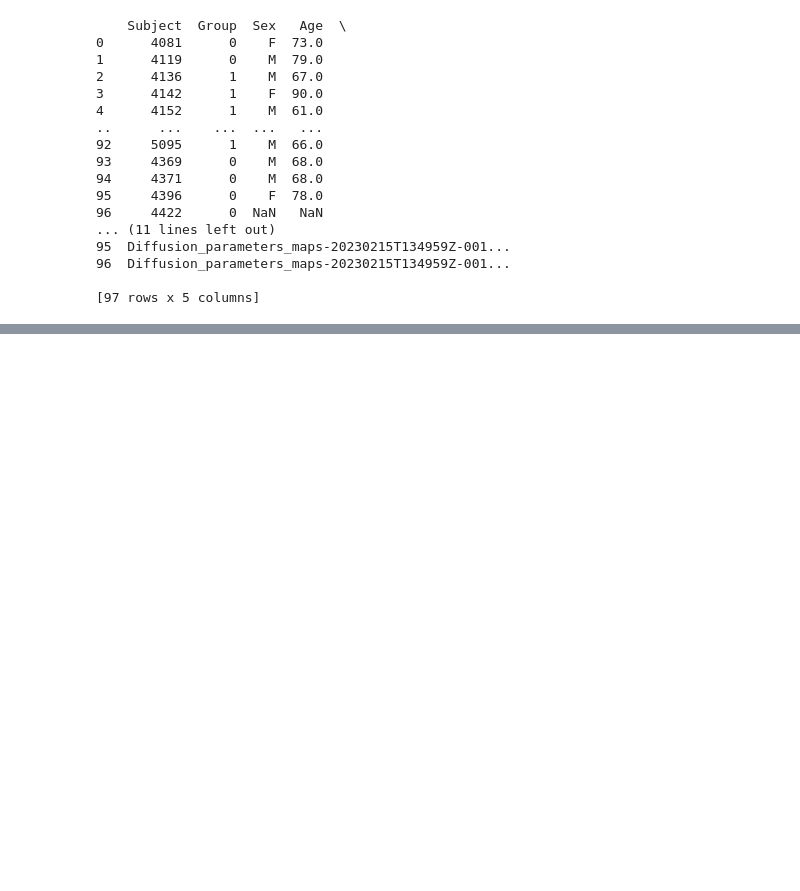
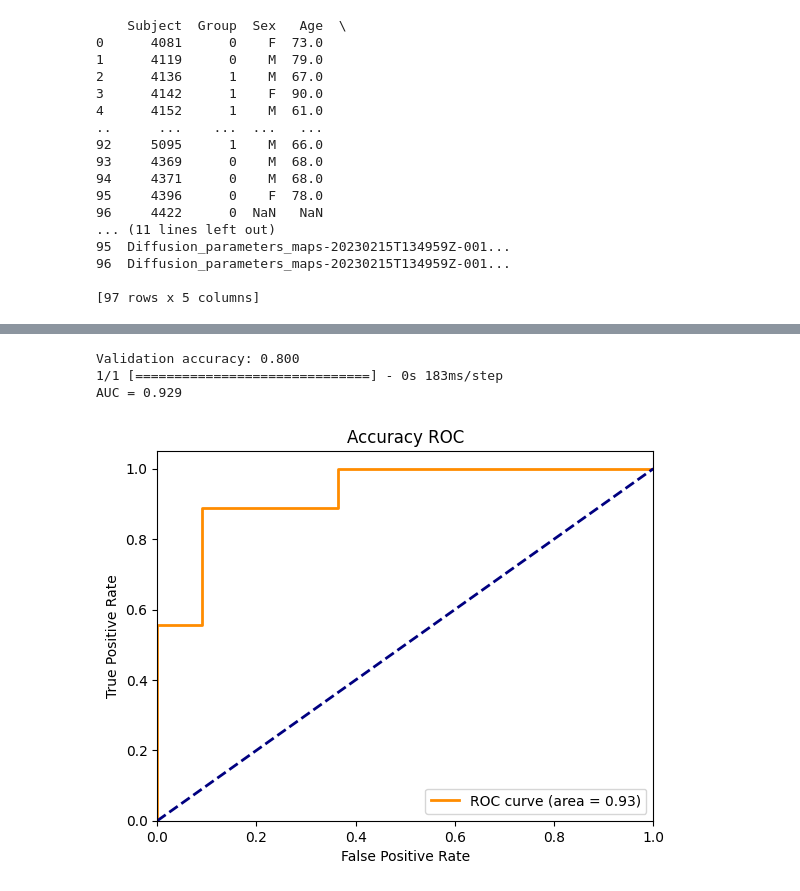
Before and after one commit to francescouni0/CompProject, a Jupyter notebook: CNN.ipynb, the cells around one changed output, grey strips where cells are left out. Cells and saved outputs as stored; diff of their text form; code cells hidden in the pictures; blank space fills up the shorter version.

```diff
--- a/CNN.ipynb
+++ b/CNN.ipynb
@@ -75,0 +55,3 @@ print(x_train[0])
+# %%
+x_train, y_train, x_val, y_val, x_test, y_test = split_2D()
+print(x_train.shape)
@@ -226,0 +268,27 @@ plt.show()
+# %%
+_, val_acc = model.evaluate(x_val, y_val, verbose=0)
+print('Validation accuracy: %.3f' % (val_acc))
+
+preds = model.predict(x_val, verbose=1)
+#Compute Receiver operating characteristic (ROC)
+fpr, tpr, _ = roc_curve(y_val, preds)
+roc_auc = auc(fpr, tpr)
+print('AUC = %.3f'% (roc_auc))
+
+#Plot of a ROC curve
+plt.figure()
+lw = 2
+plt.plot(fpr, tpr, color='darkorange', lw=lw, label='ROC curve (area = %0.2f)' % roc_auc)
+plt.plot([0, 1], [0, 1], color='navy', lw=lw, linestyle='--')
+plt.xlim([0.0, 1.0])
+plt.ylim([0.0, 1.05])
+plt.xlabel('False Positive Rate')
+plt.ylabel('True Positive Rate')
+plt.title('Accuracy ROC')
+plt.legend(loc="lower right")
+plt.show()
+# %% [output]
+Validation accuracy: 0.800
+1/1 [==============================] - 0s 183ms/step
+AUC = 0.929
+[figure, added]
```
Also changed, not shown: parts of 16 cells of this notebook.
